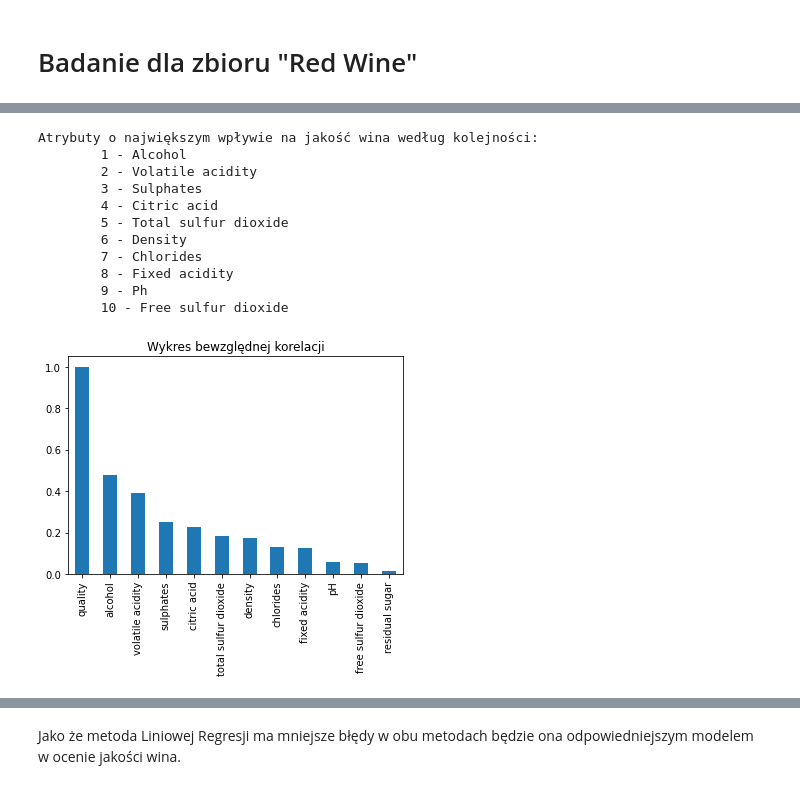
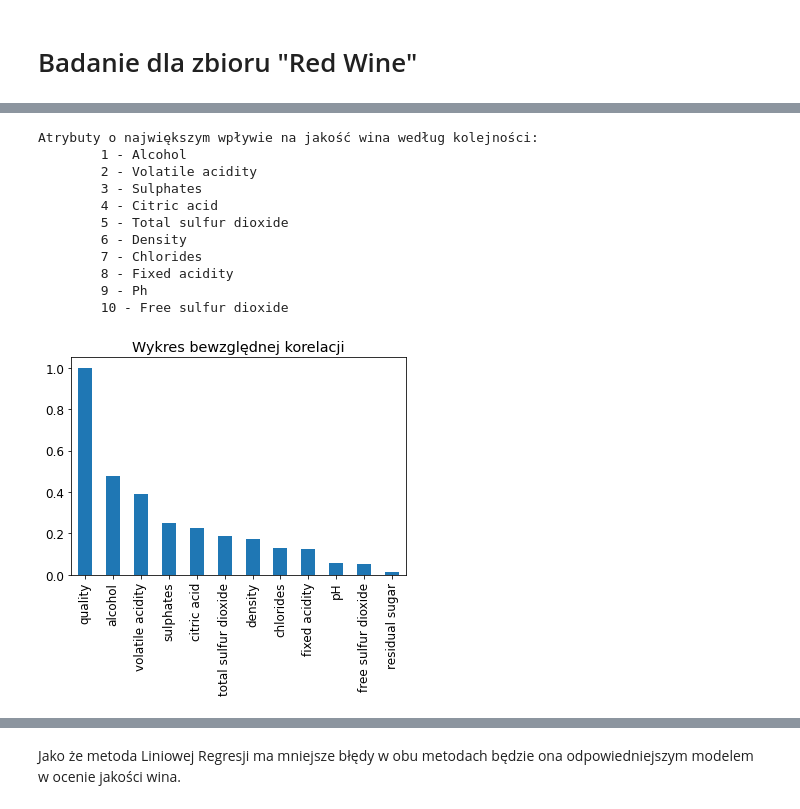
Before and after one commit to Adaxelx/wine_quality, a Jupyter notebook: wine_quality.ipynb, the cells around one changed output, grey strips where cells are left out. Drawn from its saved outputs; the diff is of its cells as text; code cells hidden in the pictures.

```diff
--- a/wine_quality.ipynb
+++ b/wine_quality.ipynb
@@ -138,28 +136,30 @@ showCorrelation(wineRed)
 # %%
 def printCorrelations(wine):
+    plt.rcParams.update({'font.size': 12})
     correlations = wine.corr()['quality']
     correlations = correlations.abs().sort_values(ascending = False)
     correlations.plot(kind = 'bar', title = 'Wykres bewzględnej korelacji')
     print("Atrybuty o największym wpływie na jakość wina według kolejności:")
     for x in range(1, 11):
         if(x < 5):
             print(Fore.RED + "\t" + str(x) + " - " + correlations.index[x].capitalize())
         else:
             print(Fore.BLACK + "\t" + str(x) + " - " + correlations.index[x].capitalize())
+    plt.rcParams.update({'font.size': 8})
 
 printCorrelations(wineRed)
 # %% [output]
 Atrybuty o największym wpływie na jakość wina według kolejności:
         1 - Alcohol
         2 - Volatile acidity
         3 - Sulphates
         4 - Citric acid
         5 - Total sulfur dioxide
         6 - Density
         7 - Chlorides
         8 - Fixed acidity
         9 - Ph
         10 - Free sulfur dioxide
-[figure, old version]
+[figure, new version]
 # %%
 def showBoxPlot(wine):
```
Also changed, not shown: parts of 21 cells of this notebook.
